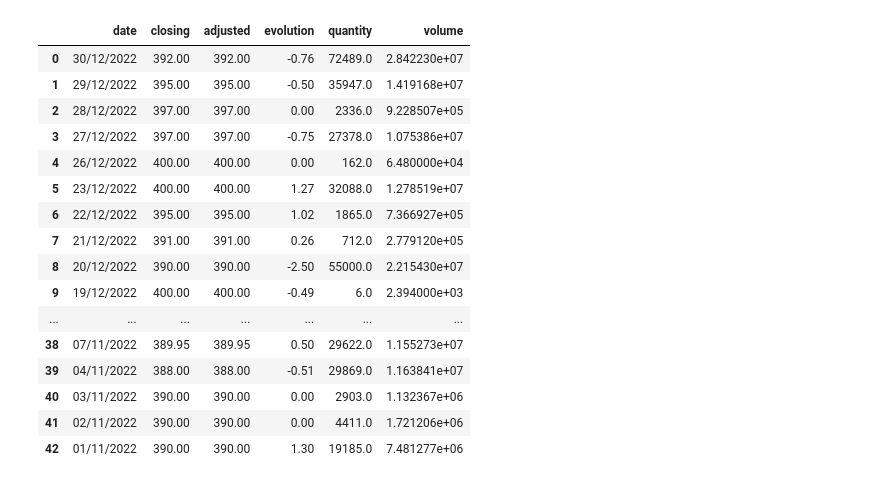
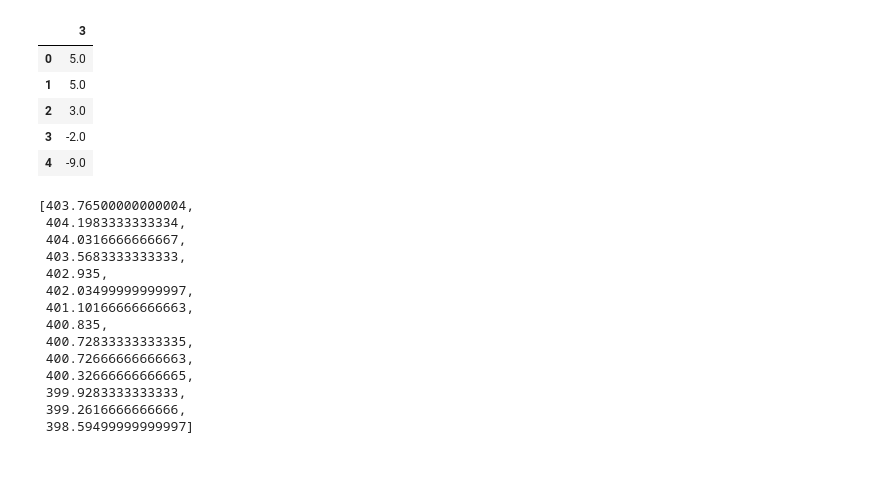
Before and after one commit to OussamaDERAOUI/PYTHON_PROJECT, a Jupyter notebook: PYTHON_PROJECT.ipynb, the cells around one changed output. Drawn from its saved outputs; the diff is of its cells as text; code cells hidden in the pictures.

```diff
--- a/PYTHON_PROJECT.ipynb
+++ b/PYTHON_PROJECT.ipynb
@@ -207,20 +211,26 @@ print(stock.maximumValue())
-# %%
-stock.data
-# %% [output]
-|  | date | closing | adjusted | evolution | quantity | volume |
-| 0 | 30/12/2022 | 392.00 | 392.00 | -0.76 | 72489.0 | 2.842230e+07 |
-| 1 | 29/12/2022 | 395.00 | 395.00 | -0.50 | 35947.0 | 1.419168e+07 |
-| 2 | 28/12/2022 | 397.00 | 397.00 | 0.00 | 2336.0 | 9.228507e+05 |
-| 3 | 27/12/2022 | 397.00 | 397.00 | -0.75 | 27378.0 | 1.075386e+07 |
-| 4 | 26/12/2022 | 400.00 | 400.00 | 0.00 | 162.0 | 6.480000e+04 |
-| 5 | 23/12/2022 | 400.00 | 400.00 | 1.27 | 32088.0 | 1.278519e+07 |
-| 6 | 22/12/2022 | 395.00 | 395.00 | 1.02 | 1865.0 | 7.366927e+05 |
-| 7 | 21/12/2022 | 391.00 | 391.00 | 0.26 | 712.0 | 2.779120e+05 |
-| 8 | 20/12/2022 | 390.00 | 390.00 | -2.50 | 55000.0 | 2.215430e+07 |
-| 9 | 19/12/2022 | 400.00 | 400.00 | -0.49 | 6.0 | 2.394000e+03 |
-| ... | ... | ... | ... | ... | ... | ... |
-| 38 | 07/11/2022 | 389.95 | 389.95 | 0.50 | 29622.0 | 1.155273e+07 |
-| 39 | 04/11/2022 | 388.00 | 388.00 | -0.51 | 29869.0 | 1.163841e+07 |
-| 40 | 03/11/2022 | 390.00 | 390.00 | 0.00 | 2903.0 | 1.132367e+06 |
-| 41 | 02/11/2022 | 390.00 | 390.00 | 0.00 | 4411.0 | 1.721206e+06 |
-| 42 | 01/11/2022 | 390.00 | 390.00 | 1.30 | 19185.0 | 7.481277e+06 |
+# %%
+stock.momentum(3).head(5)
+# %% [output]
+|  | 3 |
+| 0 | 5.0 |
+| 1 | 5.0 |
+| 2 | 3.0 |
+| 3 | -2.0 |
+| 4 | -9.0 |
+# %%
+stock.sma(30)
+# %% [output]
+[403.76500000000004,
+ 404.1983333333334,
+ 404.0316666666667,
+ 403.5683333333333,
+ 402.935,
+ 402.03499999999997,
+ 401.10166666666663,
+ 400.835,
+ 400.72833333333335,
+ 400.72666666666663,
+ 400.32666666666665,
+ 399.9283333333333,
+ 399.2616666666666,
+ 398.59499999999997]
```
Also changed, not shown: parts of 10 cells of this notebook.
